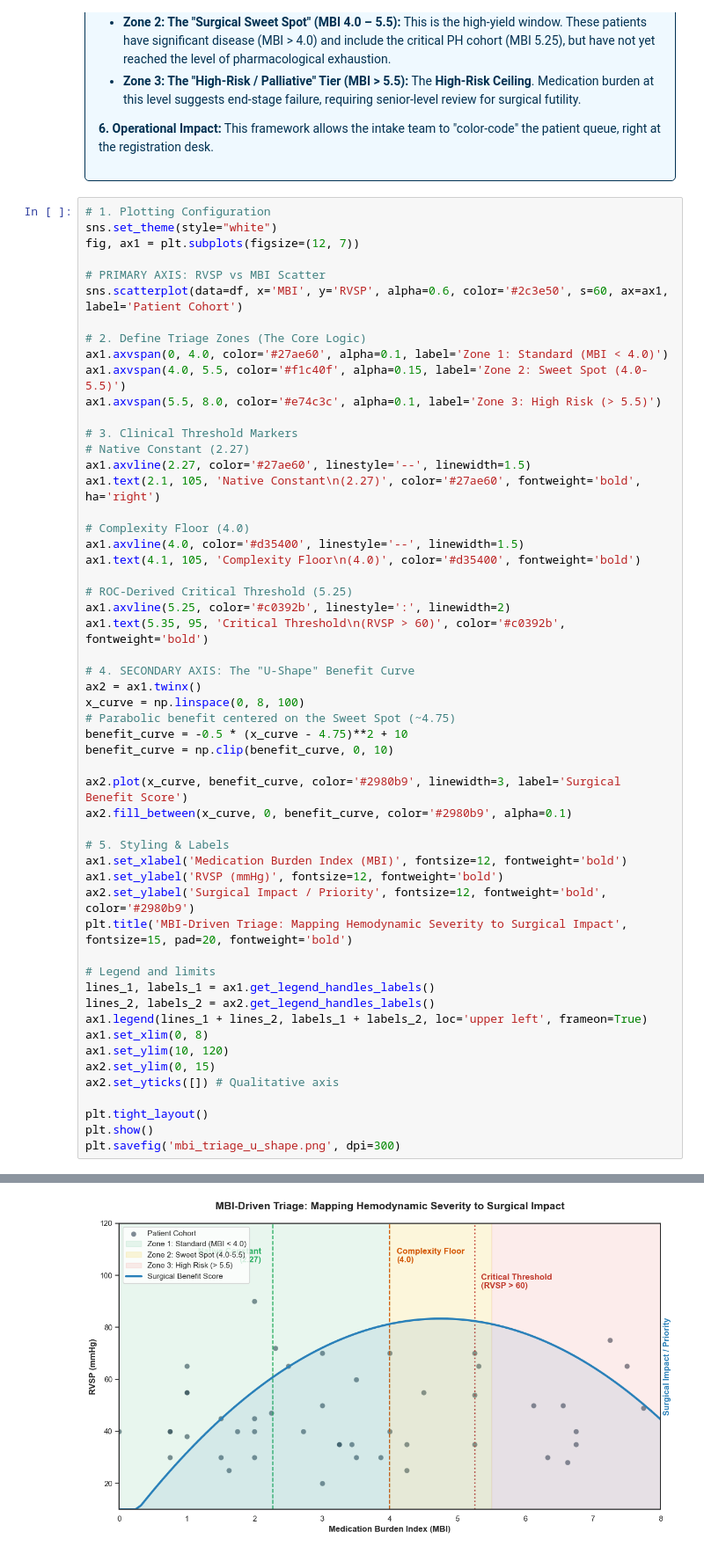
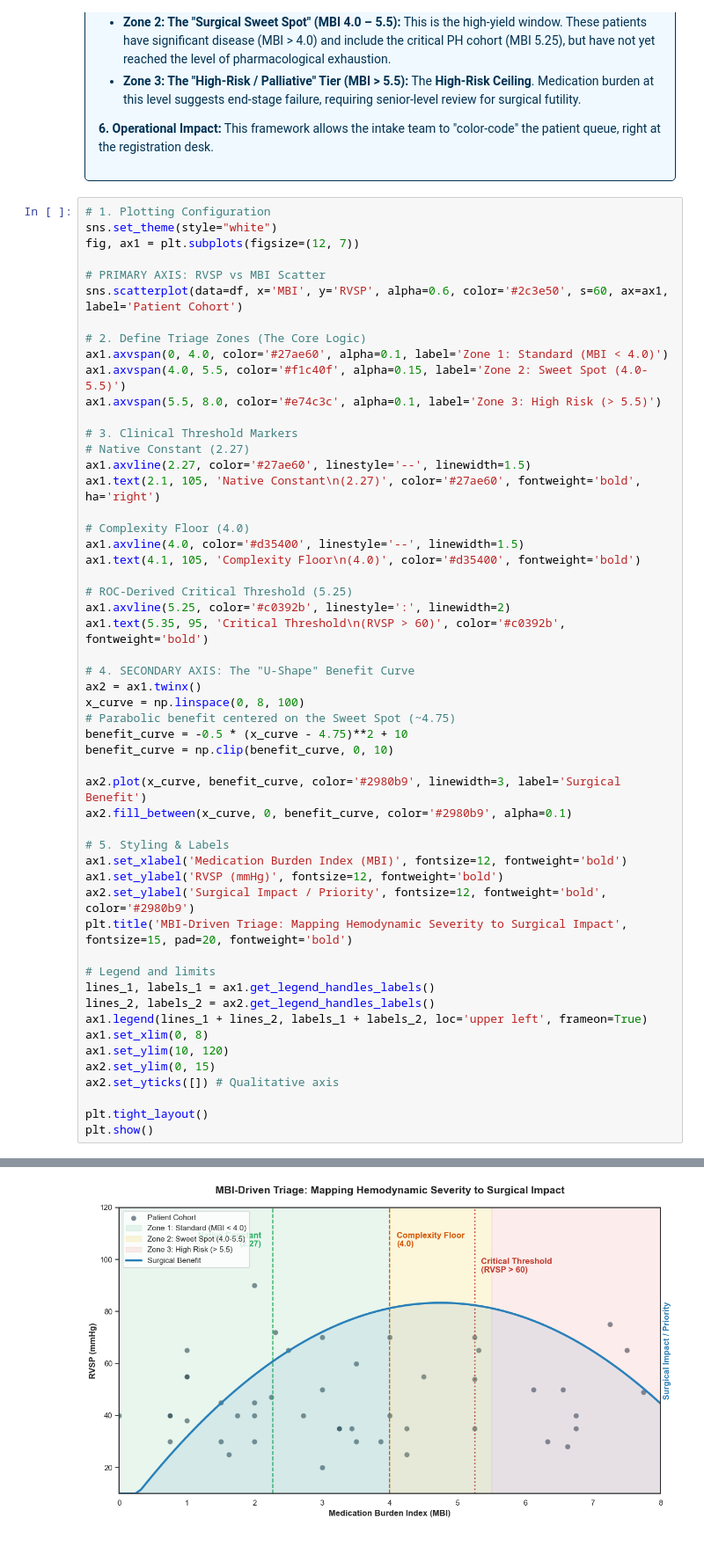
Before and after one commit to enrodri/phl_2025, a Jupyter notebook: phl_2025.ipynb, the cells around one changed output, grey strips where cells are left out. Shown at 88% size. Drawn from its saved outputs; the diff is of its cells as text.

Commit message:
Fixed a legend label

```diff
--- a/phl_2025.ipynb
+++ b/phl_2025.ipynb
@@ -2017,7 +2017,7 @@ x_curve = np.linspace(0, 8, 100)
 benefit_curve = -0.5 * (x_curve - 4.75)**2 + 10
 benefit_curve = np.clip(benefit_curve, 0, 10)
 
-ax2.plot(x_curve, benefit_curve, color='#2980b9', linewidth=3, label='Surgical Benefit Score')
+ax2.plot(x_curve, benefit_curve, color='#2980b9', linewidth=3, label='Surgical Benefit')
 ax2.fill_between(x_curve, 0, benefit_curve, color='#2980b9', alpha=0.1)
 
 # 5. Styling & Labels
@@ -2037,5 +2037,4 @@ ax2.set_yticks([]) # Qualitative axis
 
 plt.tight_layout()
 plt.show()
-plt.savefig('mbi_triage_u_shape.png', dpi=300)
 # %% [output]
@@ -2043,4 +2041,4 @@ plt.savefig('mbi_triage_u_shape.png', dpi=300)
-[figure, old version]
+[figure, new version]
 # %%
 # PHASE 6: Executive Summary (Final Clinical Insights)
 # ==========================================================
```
Also changed, not shown: parts of 9 cells of this notebook, 3 other files.
